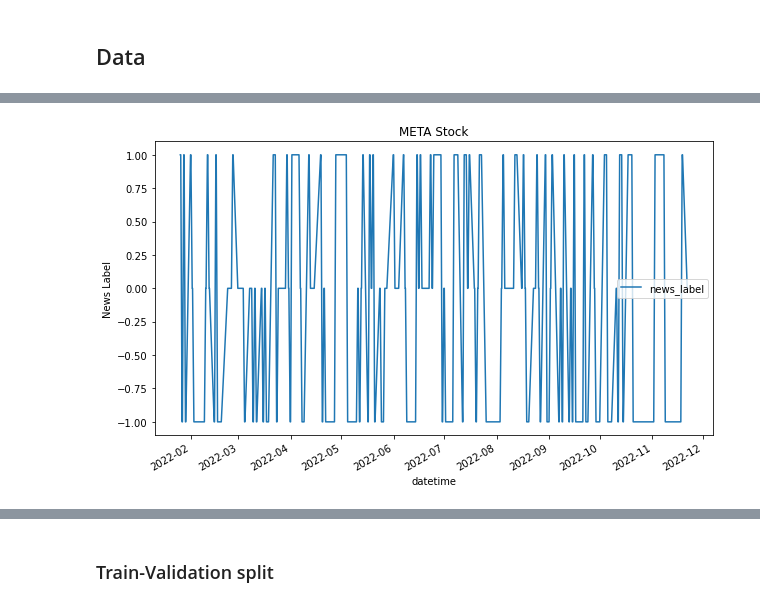
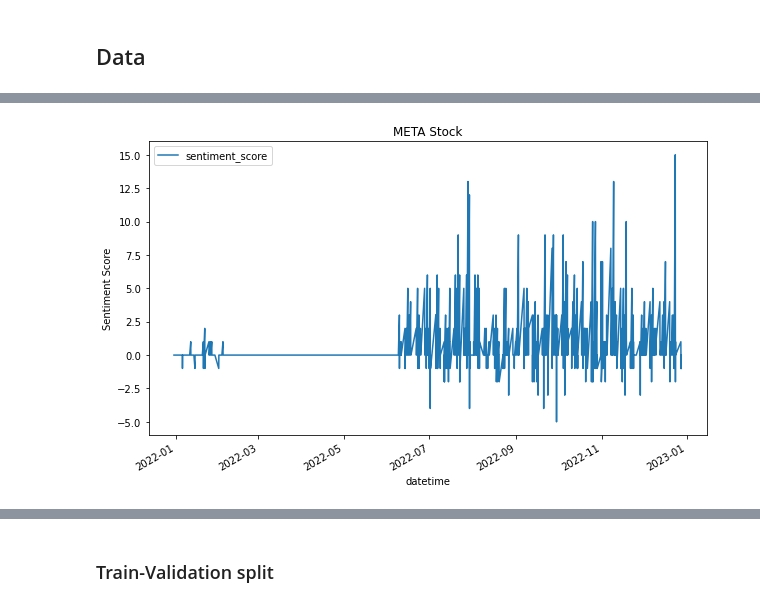
Before and after one commit to ytdmetu/cassandra-ai, a Jupyter notebook: notebooks/tsai_inception_news.ipynb, the cells around one changed output, grey strips where cells are left out. Drawn from its saved outputs; the diff is of its cells as text; code cells hidden in the pictures.

```diff
--- a/notebooks/tsai_inception_news.ipynb
+++ b/notebooks/tsai_inception_news.ipynb
@@ -114,3 +59,16 @@ def load_stock_price_dataset(symbol):
+# %%
+def load_stock_price_dataset(symbol):
+    # Import stock price
+    artifact = wandb_run.use_artifact('ytdteam/ytd-cassandra-forecast/meta-stock-price-with-news:v1', type='raw_data')
+    artifact_dir = artifact.download()
+    df_price = pd.read_csv(
+            f"./{artifact_dir}/meta-stock-price-with-news.csv",
+            index_col='datetime',
+            parse_dates={'datetime': ['DATE', 'TIME']},
+            usecols=['DATE', 'TIME', 'CLOSE', 'sentiment_score'],
+            na_values=['nan']
+    ).rename(columns={'CLOSE': 'Close'})
+    return df_price
 # %%
 import holidays
 import pandas as pd
@@ -169,7 +127,7 @@ NOMINALS = [
     "is_day_after_holiday",
 ]
 
-NUMERICALS = ["day_of_year", "week_of_year", "price", "news_label", "news_score"]
+NUMERICALS = ["day_of_year", "week_of_year", "price", "sentiment_score"]
 
 UNUSED = [ ]
 
@@ -205,7 +163,7 @@ def set_col_dtypes(dataf):
 
 def prepare_dataset(df):
     return (
-        pd.DataFrame(index=df.index, data=dict(price=df.Close.values, news_label=df.news_label.values, news_score=df.news_score.values))
+        pd.DataFrame(index=df.index, data=dict(price=df.Close.values, sentiment_score=df.sentiment_score.values))
         .pipe(add_datetime_features)
         .pipe(set_col_dtypes)
     )
@@ -245,6 +202,6 @@ plt.title(f"{SYMBOL} Stock");
 # %%
-df[['news_label']].plot(figsize=(10, 6), subplots=True);
-plt.ylabel("News Label")
+df[['sentiment_score']].plot(figsize=(10, 6), subplots=True);
+plt.ylabel("Sentiment Score")
 plt.title(f"{SYMBOL} Stock");
 # %% [output]
-[figure, old version]
+[figure, new version]
```
Also changed, not shown: parts of 20 cells of this notebook.
